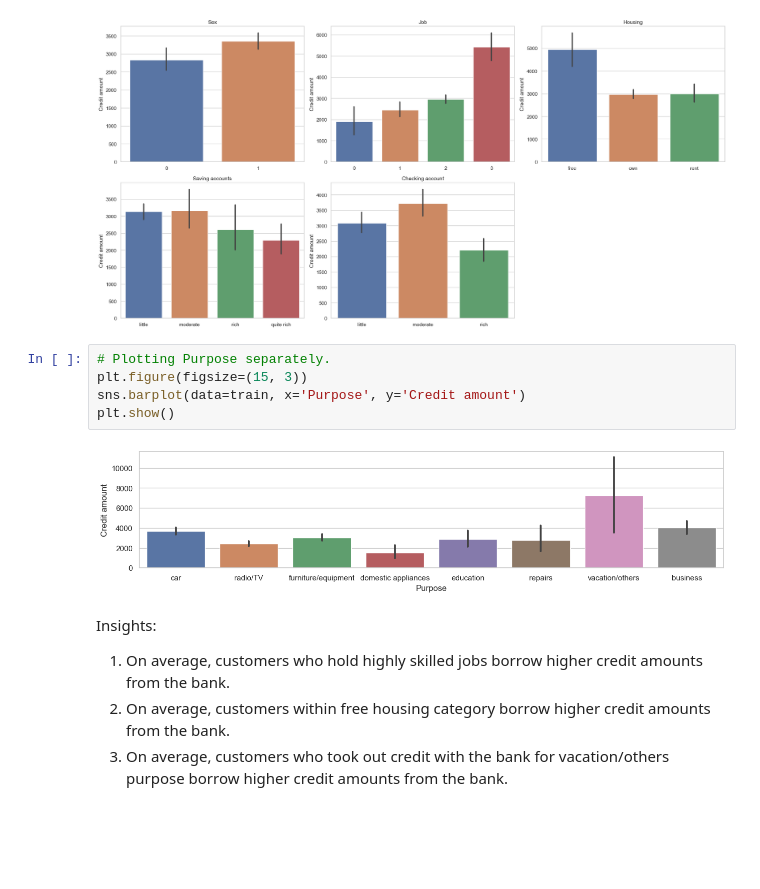
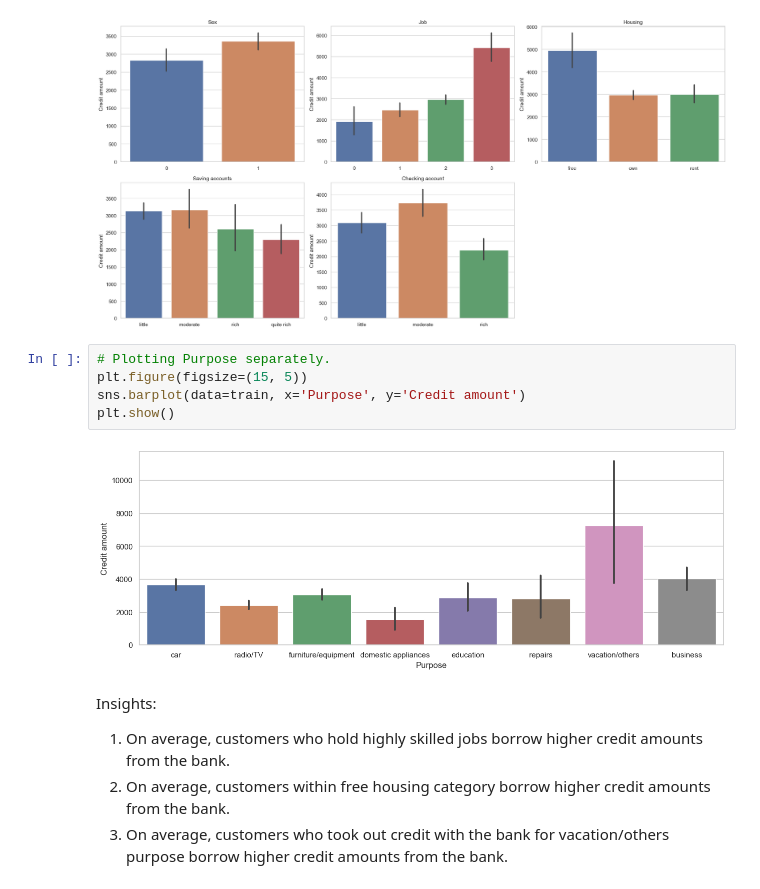
Before and after one commit to allmeidaapedro/Credit-Risk-Prediction-German-Bank, a Jupyter notebook: notebooks/1. EDA.ipynb, the cells around one changed output. Cells and saved outputs as stored; diff of their text form; blank space fills up the shorter version.

```diff
--- a/notebooks/1. EDA.ipynb
+++ b/notebooks/1. EDA.ipynb
@@ -428,11 +428,11 @@ sns_plots(data=train, features=countplot_barplot_features, barplot=True, barplot
 [figure]
 # %%
 # Plotting Purpose separately.
-plt.figure(figsize=(15, 3))
+plt.figure(figsize=(15, 5))
 sns.barplot(data=train, x='Purpose', y='Credit amount')
 plt.show()
 # %% [output]
-[figure, old version]
+[figure, new version]
 # %% [markdown]
 Insights:
 1. On average, customers who hold highly skilled jobs borrow higher credit amounts from the bank.
```
Also changed, not shown: parts of 4 cells of this notebook, 2 other files.
